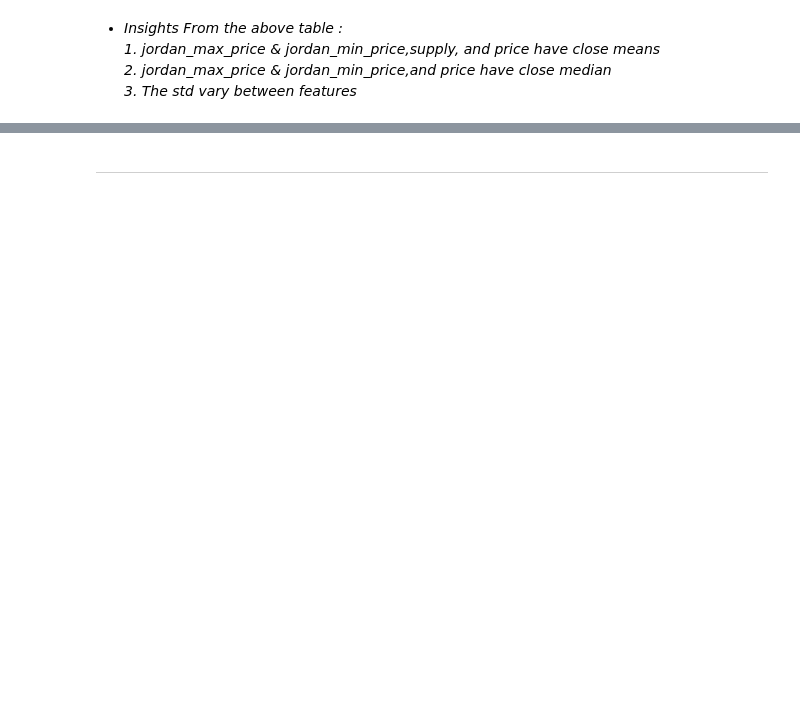
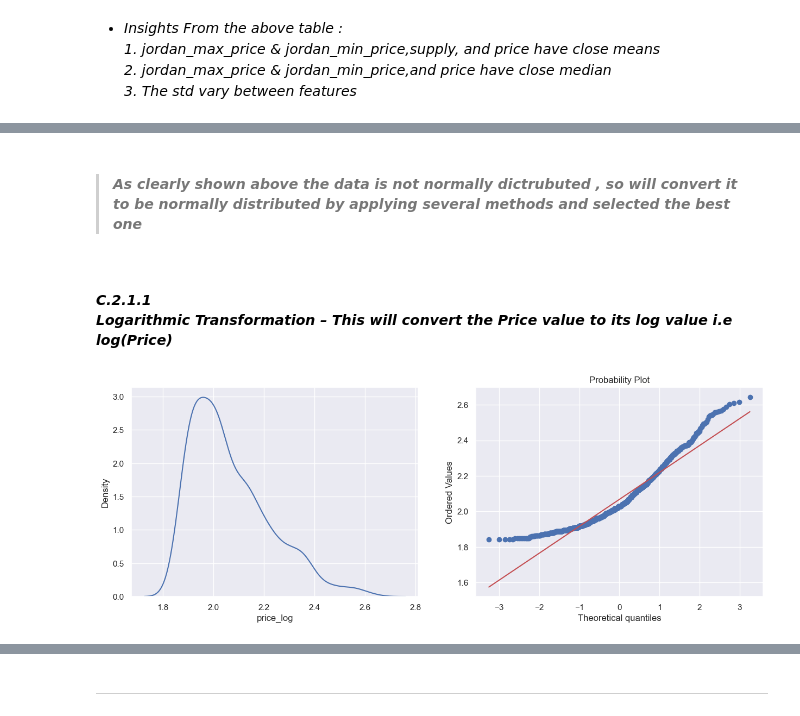
Before and after one commit to omars1234/Siteck, a Jupyter notebook: Pyhton_Projects/Pepper _Price_Analysis/notebooks/Data_Preperation_and_expoloration.ipynb, the cells around one changed output, grey strips where cells are left out. Drawn from its saved outputs; the diff is of its cells as text; code cells hidden in the pictures; blank space fills up the shorter version.

```diff
--- a/Pyhton_Projects/Pepper _Price_Analysis/notebooks/Data_Preperation_and_expoloration.ipynb
+++ b/Pyhton_Projects/Pepper _Price_Analysis/notebooks/Data_Preperation_and_expoloration.ipynb
@@ -213,0 +250,10 @@ pd.DataFrame(df.describe().T)
+# %% [markdown]
+>#### *As clearly shown above the data is not normally dictrubuted , so will convert it to be normally distributed by applying several methods and selected the best one*
+# %% [markdown]
+
+#### *C.2.1.1<BR>* *Logarithmic Transformation – This will convert the Price value to its log value i.e log(Price)*
+# %%
+df_stat['price_log']=np.log(df_stat['price'])
+normality(df_stat,'price_log')
+# %% [output]
+[figure, added]
```
Also changed, not shown: parts of 51 cells of this notebook.
